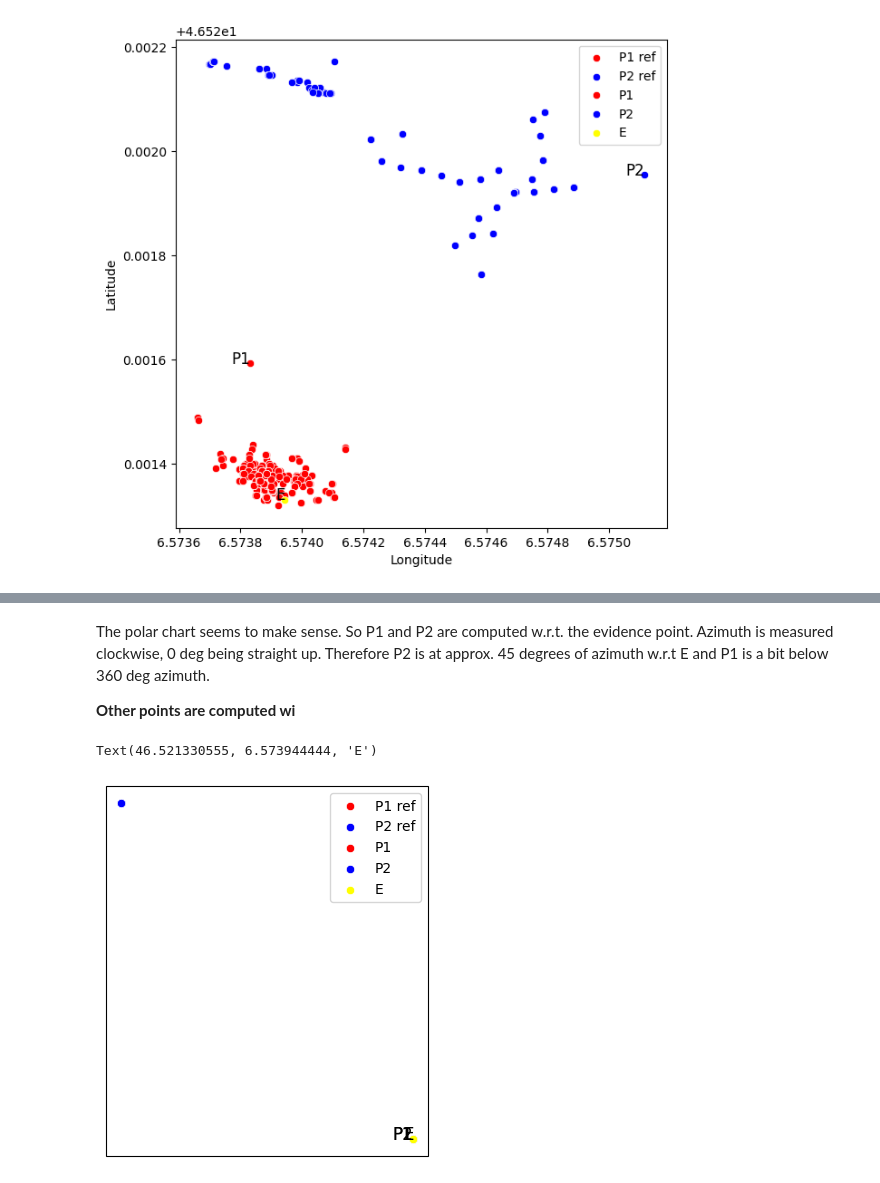
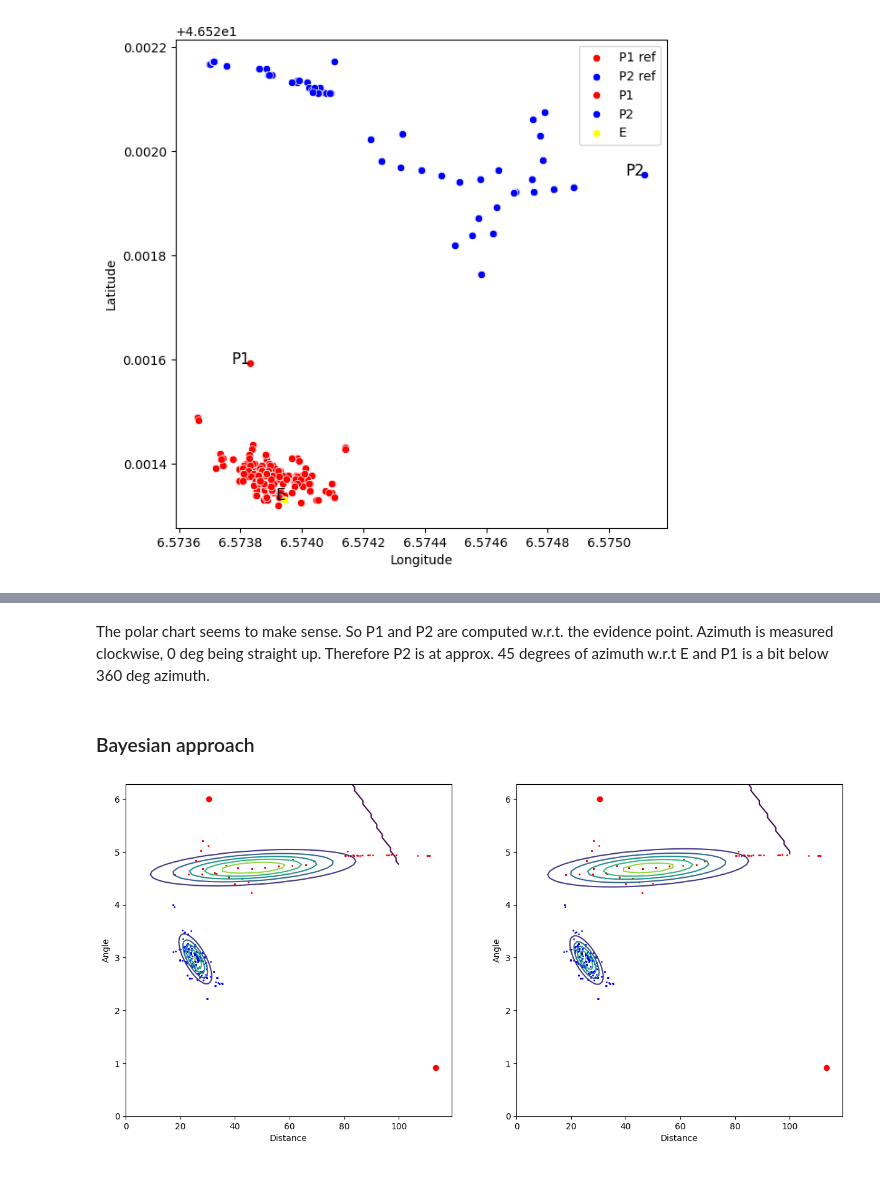
Before and after one commit to KlemenVovk/gps_evaluation, a Jupyter notebook: main.ipynb, the cells around one changed output, grey strips where cells are left out. Saved outputs shown, nothing was run; the diff lists cells and outputs as text; code cells hidden in the pictures.

```diff
--- a/main.ipynb
+++ b/main.ipynb
@@ -114,18 +113,43 @@ plt.show()
 # %% [markdown]
 The polar chart seems to make sense. So P1 and P2 are computed w.r.t. the evidence point. Azimuth is measured clockwise, 0 deg being straight up. Therefore P2 is at approx. 45 degrees of azimuth w.r.t E and P1 is a bit below 360 deg azimuth.
-
-**Other points are computed wi**
-# %%
-fig, ax = plt.subplots(subplot_kw={'projection': ccrs.Mercator()})
-# Plot points on the map using Seaborn
-sns.scatterplot(data=df_p1, x='Longitude', y='Latitude', transform=ccrs.PlateCarree(), color='red', ax=ax, label="P1 ref")
-sns.scatterplot(data=df_p2, x='Longitude', y='Latitude', transform=ccrs.PlateCarree(), color='blue', ax=ax, label="P2 ref")
-sns.scatterplot(x=[P1[0]], y=[P1[1]], ax=ax, color='red', transform=ccrs.PlateCarree(), label="P1")
-sns.scatterplot(x=[P2[0]], y=[P2[1]], ax=ax, color='blue', transform=ccrs.PlateCarree(), label="P2")
-sns.scatterplot(x=[E[0]], y=[E[1]], ax=ax, color='yellow', transform=ccrs.PlateCarree(), label="E")
-ax.text(P1[0], P1[1], "P1", fontsize=12, ha='right', transform=ccrs.PlateCarree())
-ax.text(P2[0], P2[1], "P2", fontsize=12, ha='right', transform=ccrs.PlateCarree())
-ax.text(E[0], E[1], "E", fontsize=12, ha='right', transform=ccrs.PlateCarree())
-# %% [output]
-Text(46.521330555, 6.573944444, 'E')
-[figure, removed]
+# %% [markdown]
+### Bayesian approach
+# %%
+p1_draws_df = pd.read_csv('p1_draws.csv')
+p2_draws_df = pd.read_csv('p2_draws.csv')
+
+p1_mean = p1_draws_df[['mu_dist', 'mu_angle']].values
+p1_covariance = p1_draws_df[['sigma11', 'sigma12', 'sigma21', 'sigma22']].values.reshape(-1, 2, 2)
+p2_mean = p2_draws_df[['mu_dist', 'mu_angle']].values
+p2_covariance = p2_draws_df[['sigma11', 'sigma12', 'sigma21', 'sigma22']].values.reshape(-1, 2, 2)
+# %%
+# Create a grid of points
+distance = np.linspace(0, 100, 100)
+angle = np.linspace(0, 2* math.pi, 100)
+X, Y = np.meshgrid(distance, angle)
+pos = np.empty(X.shape + (2,))
+pos[:, :, 0] = X
+pos[:, :, 1] = Y
+
+# Sample points from the multivariate normal parametrized by the draws
+
+zs = []
+# Plot the contours
+fig, ax = plt.subplots(1,2, figsize=(15, 7))
+for ax1 in ax.flatten():
+    i = np.random.choice(range(1000))
+    Z = multivariate_normal.pdf(pos, mean=p1_mean[i], cov=p1_covariance[i])
+    ax1.contour(X, Y, Z, 5)
+    Z = multivariate_normal.pdf(pos, mean=p2_mean[i], cov=p2_covariance[i])
+    ax1.contour(X, Y, Z, 5)
+    ax1.set_xlabel('Distance')
+    ax1.set_ylabel('Angle')
+
+
+    # Plot the points
+    ax1.scatter(df_p1['Distance'], df_p1['Angle'], c='b', label='P1', s=1)
+    ax1.scatter(df_p2['Distance'], df_p2['Angle'], c='r', label='P2', s=1)
+    ax1.scatter(E_dist_angle_wrt_P1[0], E_dist_angle_wrt_P1[1], c='r', label='P1 (true)')
+    ax1.scatter(E_dist_angle_wrt_P2[0], E_dist_angle_wrt_P2[1], c='r', label='P2 (true)')
+# %% [output]
+[figure, added]
```
Also changed, not shown: parts of 6 cells of this notebook, 1 other file.
